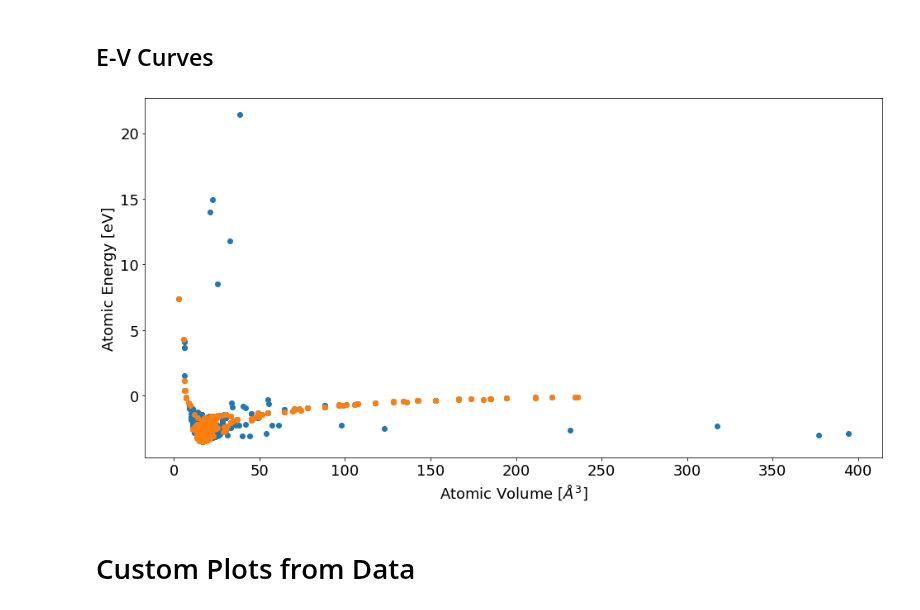
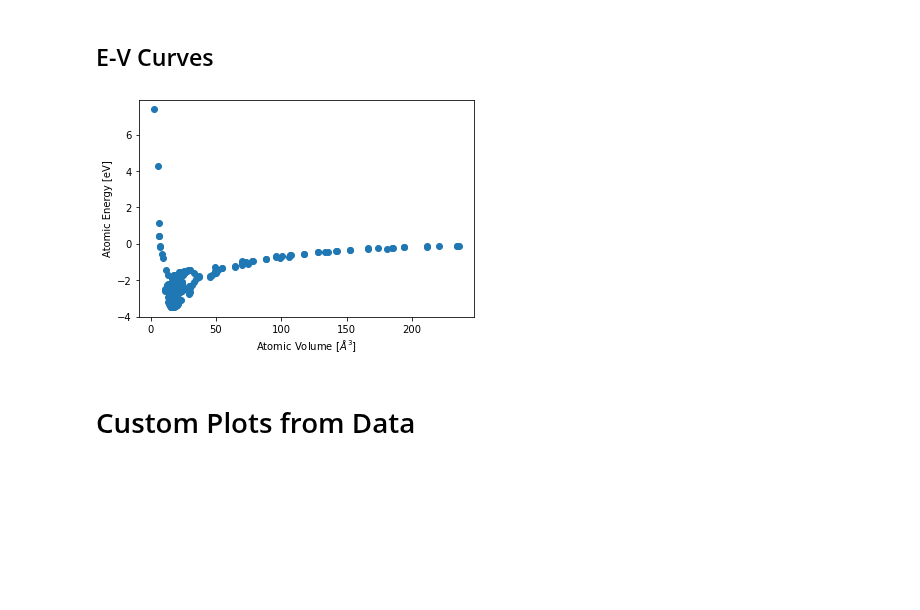
Before and after one commit to pyiron-workshop/potentials-workshop-2022, a Jupyter notebook: introduction/ex_03_visualizing_training_data.ipynb, the cells around one changed output. Drawn from its saved outputs; the diff is of its cells as text; code cells hidden in the pictures; blank space fills up the shorter version.

```diff
--- a/introduction/ex_03_visualizing_training_data.ipynb
+++ b/introduction/ex_03_visualizing_training_data.ipynb
@@ -22,6 +32,5 @@ pr.job_table()
 # %%
-tcf = pr.load('full')
-tcb = pr.load('basic')
+container = pr.load('basic')
 # %% [markdown]
 # Some Predefined Plots
 # %% [markdown]
@@ -39,10 +48,9 @@ tcb.plot.spacegroups();
 # %% [markdown]
 ## E-V Curves
 # %%
-tcf.plot.energy_volume();
-tcb.plot.energy_volume();
+container.plot.energy_volume();
 # %% [output]
-[figure, old version]
+[figure, new version]
 # %% [markdown]
 # Custom Plots from Data
 # %%
```
Also changed, not shown: parts of 10 cells of this notebook.
